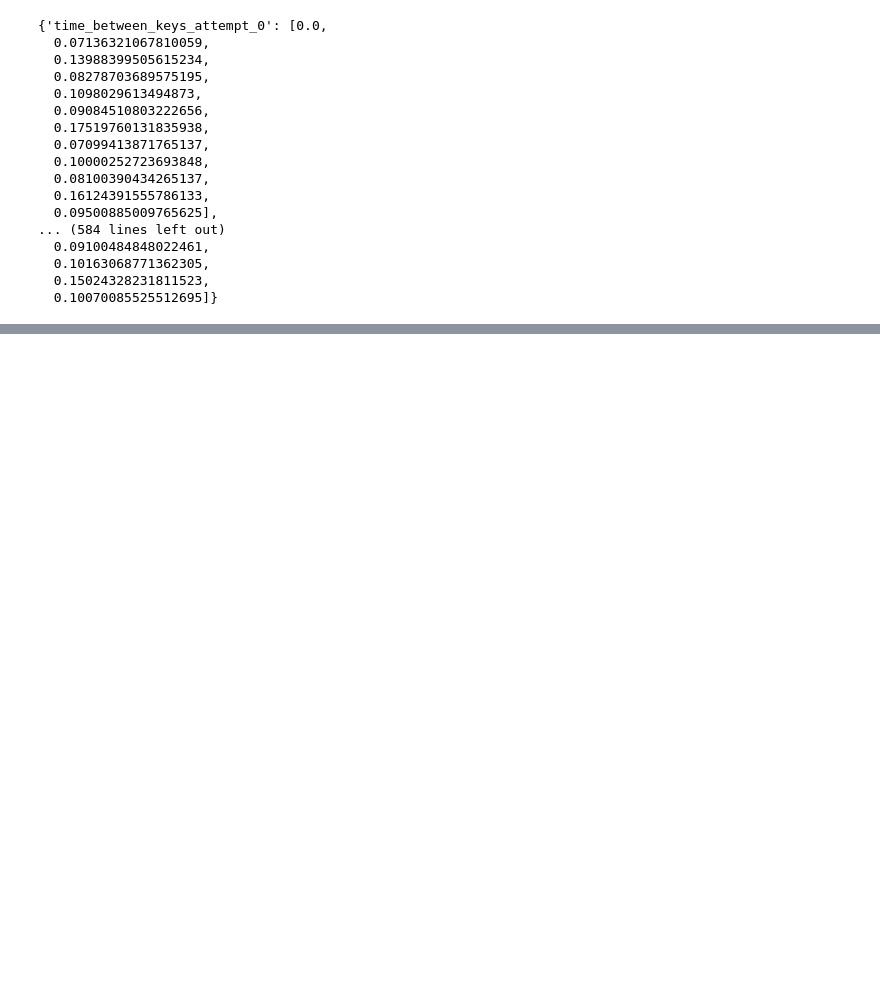
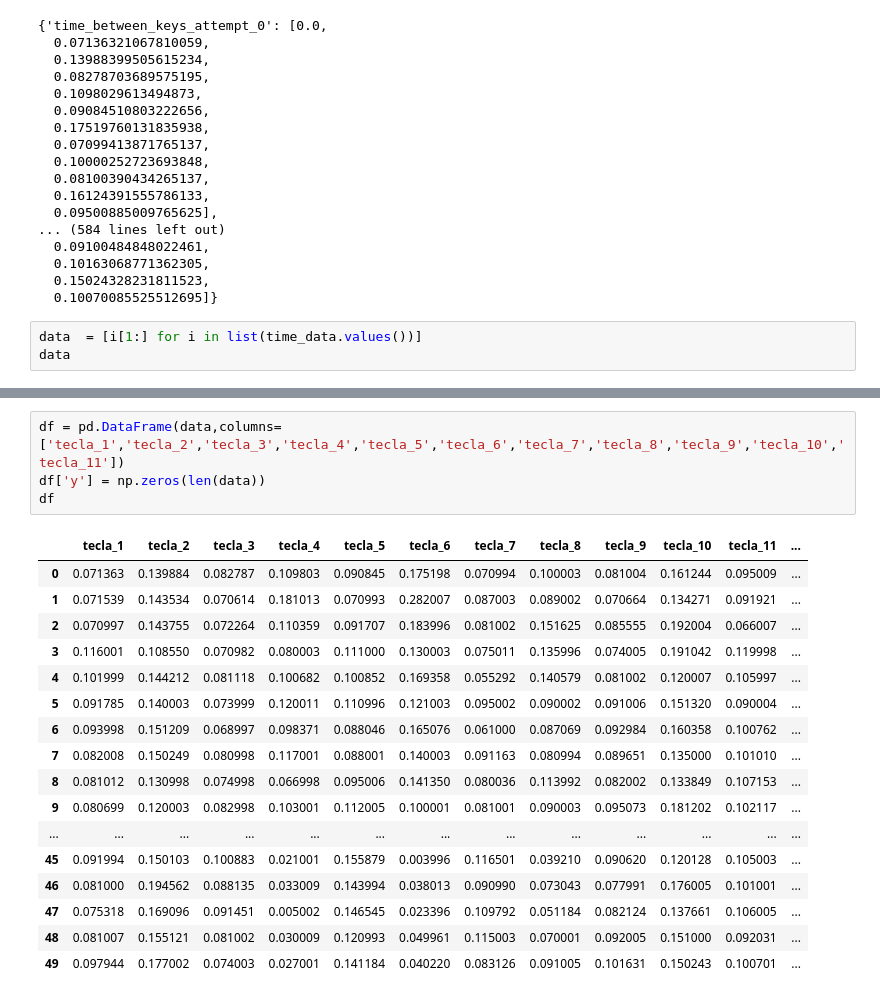
Before and after one commit to jorgesaenzdemiera/Key-Security, a Jupyter notebook: code/key_pred_st.ipynb, the cells around one changed output, grey strips where cells are left out. Drawn from its saved outputs; the diff is of its cells as text; blank space fills up the shorter version.

```diff
--- a/code/key_pred_st.ipynb
+++ b/code/key_pred_st.ipynb
@@ -79,3 +79,6 @@ time_data
   0.10163068771362305,
   0.15024328231811523,
   0.10070085525512695]}
+# %%
+data  = [i[1:] for i in list(time_data.values())]
+data
@@ -81,0 +103,22 @@ time_data
+# %%
+df = pd.DataFrame(data,columns=['tecla_1','tecla_2','tecla_3','tecla_4','tecla_5','tecla_6','tecla_7','tecla_8','tecla_9','tecla_10','tecla_11'])
+df['y'] = np.zeros(len(data))
+df
+# %% [output]
+|  | tecla_1 | tecla_2 | tecla_3 | tecla_4 | tecla_5 | tecla_6 | tecla_7 | tecla_8 | tecla_9 | tecla_10 | tecla_11 | ... |
+| 0 | 0.071363 | 0.139884 | 0.082787 | 0.109803 | 0.090845 | 0.175198 | 0.070994 | 0.100003 | 0.081004 | 0.161244 | 0.095009 | ... |
+| 1 | 0.071539 | 0.143534 | 0.070614 | 0.181013 | 0.070993 | 0.282007 | 0.087003 | 0.089002 | 0.070664 | 0.134271 | 0.091921 | ... |
+| 2 | 0.070997 | 0.143755 | 0.072264 | 0.110359 | 0.091707 | 0.183996 | 0.081002 | 0.151625 | 0.085555 | 0.192004 | 0.066007 | ... |
+| 3 | 0.116001 | 0.108550 | 0.070982 | 0.080003 | 0.111000 | 0.130003 | 0.075011 | 0.135996 | 0.074005 | 0.191042 | 0.119998 | ... |
+| 4 | 0.101999 | 0.144212 | 0.081118 | 0.100682 | 0.100852 | 0.169358 | 0.055292 | 0.140579 | 0.081002 | 0.120007 | 0.105997 | ... |
+| 5 | 0.091785 | 0.140003 | 0.073999 | 0.120011 | 0.110996 | 0.121003 | 0.095002 | 0.090002 | 0.091006 | 0.151320 | 0.090004 | ... |
+| 6 | 0.093998 | 0.151209 | 0.068997 | 0.098371 | 0.088046 | 0.165076 | 0.061000 | 0.087069 | 0.092984 | 0.160358 | 0.100762 | ... |
+| 7 | 0.082008 | 0.150249 | 0.080998 | 0.117001 | 0.088001 | 0.140003 | 0.091163 | 0.080994 | 0.089651 | 0.135000 | 0.101010 | ... |
+| 8 | 0.081012 | 0.130998 | 0.074998 | 0.066998 | 0.095006 | 0.141350 | 0.080036 | 0.113992 | 0.082002 | 0.133849 | 0.107153 | ... |
+| 9 | 0.080699 | 0.120003 | 0.082998 | 0.103001 | 0.112005 | 0.100001 | 0.081001 | 0.090003 | 0.095073 | 0.181202 | 0.102117 | ... |
+| ... | ... | ... | ... | ... | ... | ... | ... | ... | ... | ... | ... | ... |
+| 45 | 0.091994 | 0.150103 | 0.100883 | 0.021001 | 0.155879 | 0.003996 | 0.116501 | 0.039210 | 0.090620 | 0.120128 | 0.105003 | ... |
+| 46 | 0.081000 | 0.194562 | 0.088135 | 0.033009 | 0.143994 | 0.038013 | 0.090990 | 0.073043 | 0.077991 | 0.176005 | 0.101001 | ... |
+| 47 | 0.075318 | 0.169096 | 0.091451 | 0.005002 | 0.146545 | 0.023396 | 0.109792 | 0.051184 | 0.082124 | 0.137661 | 0.106005 | ... |
+| 48 | 0.081007 | 0.155121 | 0.081002 | 0.030009 | 0.120993 | 0.049961 | 0.115003 | 0.070001 | 0.092005 | 0.151000 | 0.092031 | ... |
+| 49 | 0.097944 | 0.177002 | 0.074003 | 0.027001 | 0.141184 | 0.040220 | 0.083126 | 0.091005 | 0.101631 | 0.150243 | 0.100701 | ... |
```
Also changed, not shown: parts of 1 cell of this notebook.
